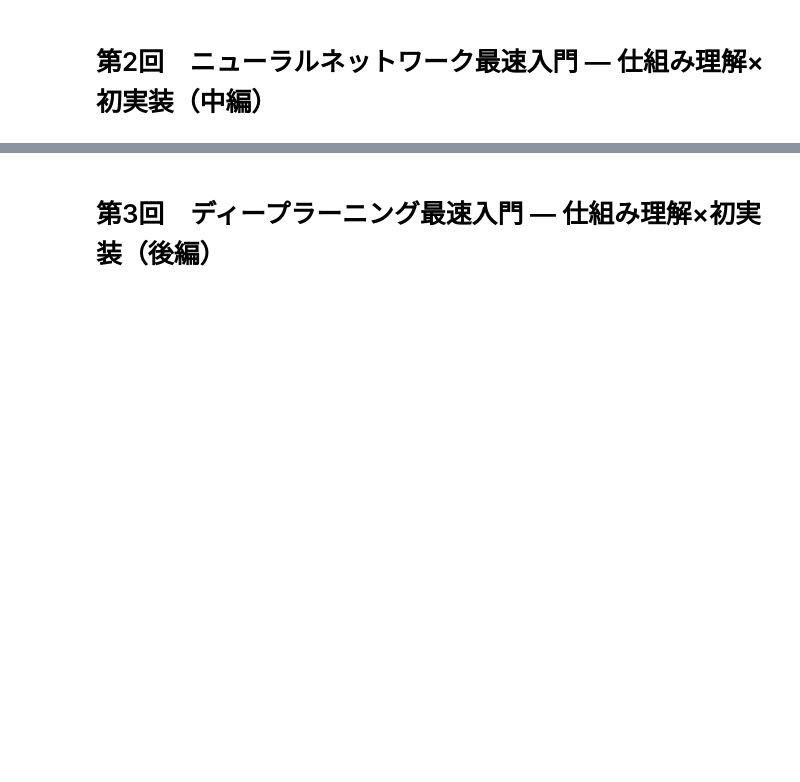
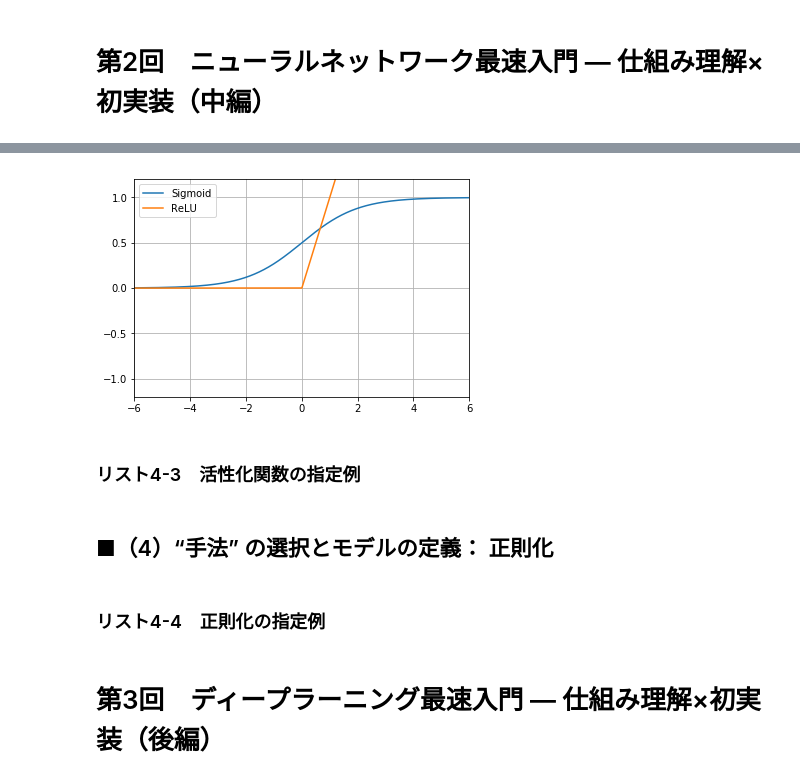
Before and after one commit to DeepInsider/playground-data, a Jupyter notebook: docs/articles/tf2_keras_neuralnetwork.ipynb, the cells around one changed output, grey strips where cells are left out. Drawn from its saved outputs; the diff is of its cells as text; code cells hidden in the pictures; blank space fills up the shorter version.

```diff
--- a/docs/articles/tf2_keras_neuralnetwork.ipynb
+++ b/docs/articles/tf2_keras_neuralnetwork.ipynb
@@ -131,0 +355,25 @@ y_train:
+# %%
+#@title ReLU関数
+# This code will be hidden when the notebook is loaded.
+
+import numpy as np
+import matplotlib.pyplot as plt
+
+def sigmoid(x):
+  return 1.0 / (1.0 + np.exp(-x))
+
+def relu(x):
+  return np.maximum(0, x)
+
+x = np.arange(-6.0, 6.0, 0.001)
+plt.plot(x, sigmoid(x), label = "Sigmoid")
+plt.plot(x, relu(x), label = "ReLU")
+plt.xlim(-6, 6)
+plt.ylim(-1.2, 1.2)
+plt.grid()
+plt.legend()
+plt.show()
+# %% [output]
+[figure, added]
+# %% [markdown]
+### リスト4-3　活性化関数の指定例
@@ -131,0 +409,4 @@ y_train:
+# %% [markdown]
+## ■（4）“手法” の選択とモデルの定義： 正則化
+# %% [markdown]
+### リスト4-4　正則化の指定例
```
Also changed, not shown: parts of 24 cells of this notebook.
